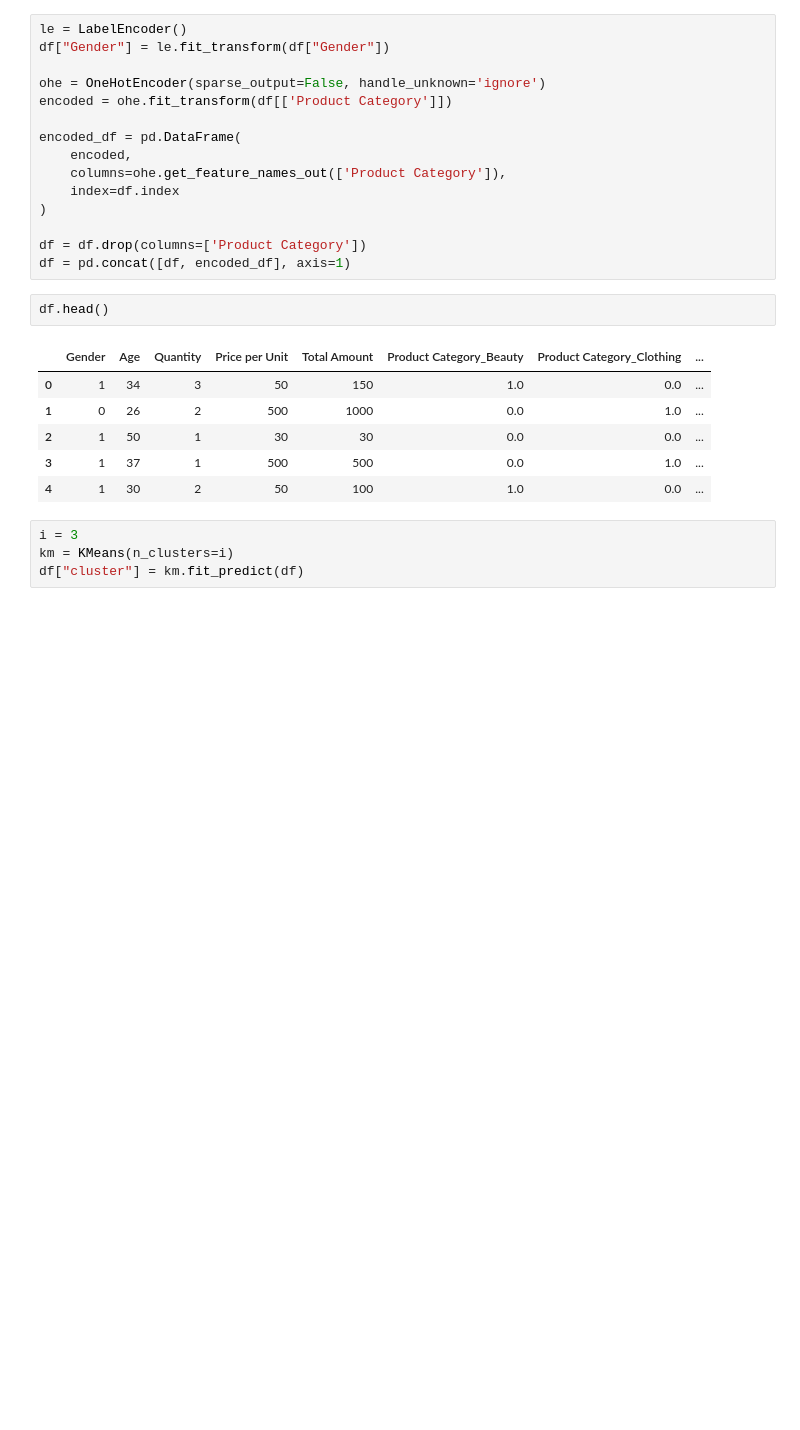
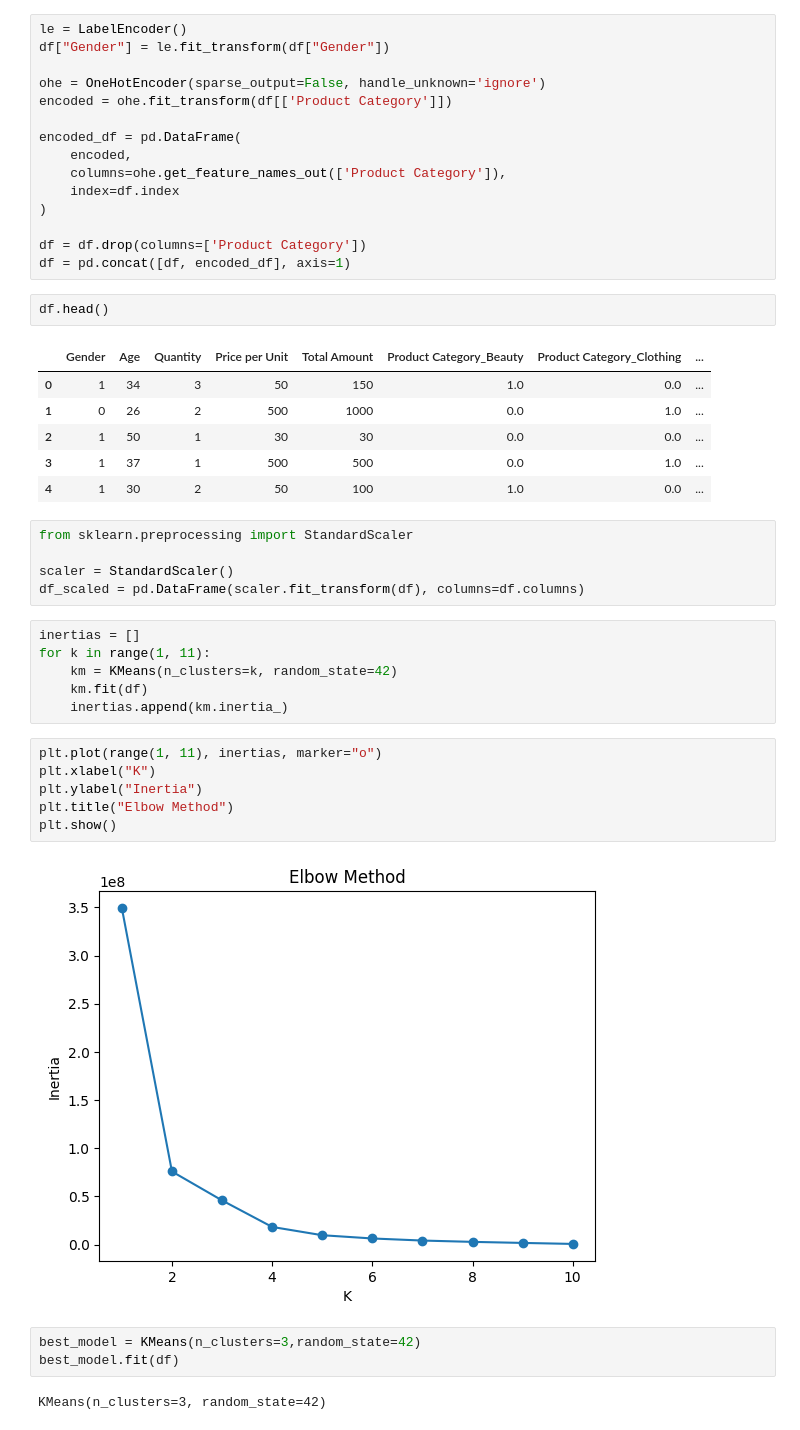
Before and after one commit to berkasin01/customer_segmentation_clustering, a Jupyter notebook: customer_seg.ipynb, the cells around one changed output. Drawn from its saved outputs; the diff is of its cells as text; blank space fills up the shorter version.

```diff
--- a/customer_seg.ipynb
+++ b/customer_seg.ipynb
@@ -34,7 +34,27 @@ df.head()
 | 2 | 1 | 50 | 1 | 30 | 30 | 0.0 | 0.0 | ... |
 | 3 | 1 | 37 | 1 | 500 | 500 | 0.0 | 1.0 | ... |
 | 4 | 1 | 30 | 2 | 50 | 100 | 1.0 | 0.0 | ... |
+# %%
+from sklearn.preprocessing import StandardScaler
+
+scaler = StandardScaler()
+df_scaled = pd.DataFrame(scaler.fit_transform(df), columns=df.columns)
 # %%
-i = 3
-km = KMeans(n_clusters=i)
-df["cluster"] = km.fit_predict(df)
+inertias = []
+for k in range(1, 11):
+    km = KMeans(n_clusters=k, random_state=42)
+    km.fit(df)
+    inertias.append(km.inertia_)
+# %%
+plt.plot(range(1, 11), inertias, marker="o")
+plt.xlabel("K")
+plt.ylabel("Inertia")
+plt.title("Elbow Method")
+plt.show()
+# %% [output]
+[figure, added]
+# %%
+best_model = KMeans(n_clusters=3,random_state=42)
+best_model.fit(df)
+# %% [output]
+KMeans(n_clusters=3, random_state=42)
```
